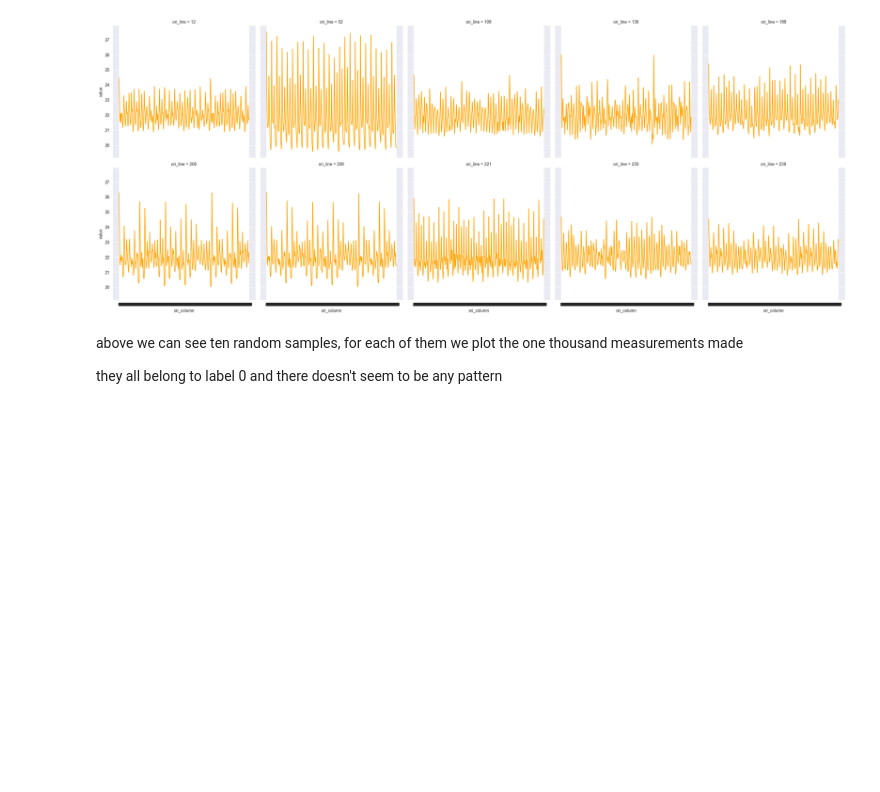
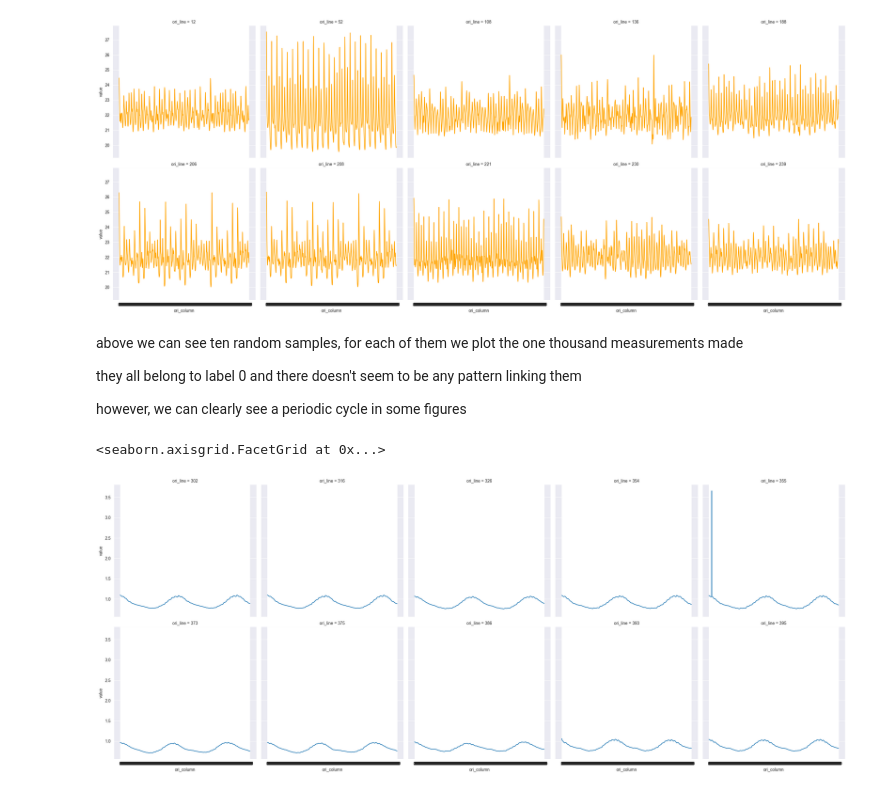
Before and after one commit to EMachad0/IAR-ANN, a Jupyter notebook: notebooks/02_data_exploration.ipynb, the cells around one changed output. Cells and saved outputs as stored; diff of their text form; code cells hidden in the pictures; blank space fills up the shorter version.

Commit message:
finish data exploration

```diff
--- a/notebooks/02_data_exploration.ipynb
+++ b/notebooks/02_data_exploration.ipynb
@@ -256,10 +261,13 @@ however there is no clear distinction from defect type 2 and normal
 # %%
-label_0_df = df[df['state'] == labels[0]].drop(columns=['state']).sample(n=10, random_state=0)
-label_0_df.columns = pd.MultiIndex.from_tuples([(features[c[0] == 't'], c.split('_')[1]) for c in label_0_df.columns])
-label_0_df = label_0_df.transpose()
-label_0_df = label_0_df.melt(ignore_index=False, var_name='ori_line')
-label_0_df = label_0_df.reset_index(names=['feature', 'ori_column'])
-label_0_df
+label_samples = []
+for label in labels:
+    label_sample_df = df[df['state'] == label].drop(columns=['state']).sample(n=10, random_state=0)
+    label_sample_df.columns = pd.MultiIndex.from_tuples([(features[c[0] == 't'], c.split('_')[1]) for c in label_sample_df.columns])
+    label_sample_df = label_sample_df.transpose()
+    label_sample_df = label_sample_df.melt(ignore_index=False, var_name='ori_line')
+    label_sample_df = label_sample_df.reset_index(names=['feature', 'ori_column'])
+    label_samples.append(label_sample_df)
+label_samples[0]
 # %% [output]
 |  | feature | ori_column | ori_line | value |
 | 0 | current | 0 | 208 | 0.744507 |
@@ -274,4 +282,7 @@ label_0_df
 | 19998 | voltage | 998 | 108 | 22.162565 |
 | 19999 | voltage | 999 | 108 | 22.403317 |
 20000 rows × 4 columns
+# %%
+current_samples = [df[df['feature'] == 'current'] for df in label_samples]
+voltage_samples = [df[df['feature'] == 'voltage'] for df in label_samples]
 # %%
@@ -287,4 +298,11 @@ sns.relplot(data=label_0_df[label_0_df['feature'] == 'voltage'], x='ori_column',
 # %% [markdown]
 above we can see ten random samples, for each of them we plot the one thousand measurements made
 
-they all belong to label 0 and there doesn't seem to be any pattern
+they all belong to label 0 and there doesn't seem to be any pattern linking them
+
+however, we can clearly see a periodic cycle in some figures
+# %%
+sns.relplot(data=current_samples[1], x='ori_column', y='value', col='ori_line', col_wrap=5, kind='line')
+# %% [output]
+<seaborn.axisgrid.FacetGrid at 0x...>
+[figure, added]
```
Also changed, not shown: parts of 17 cells of this notebook.
